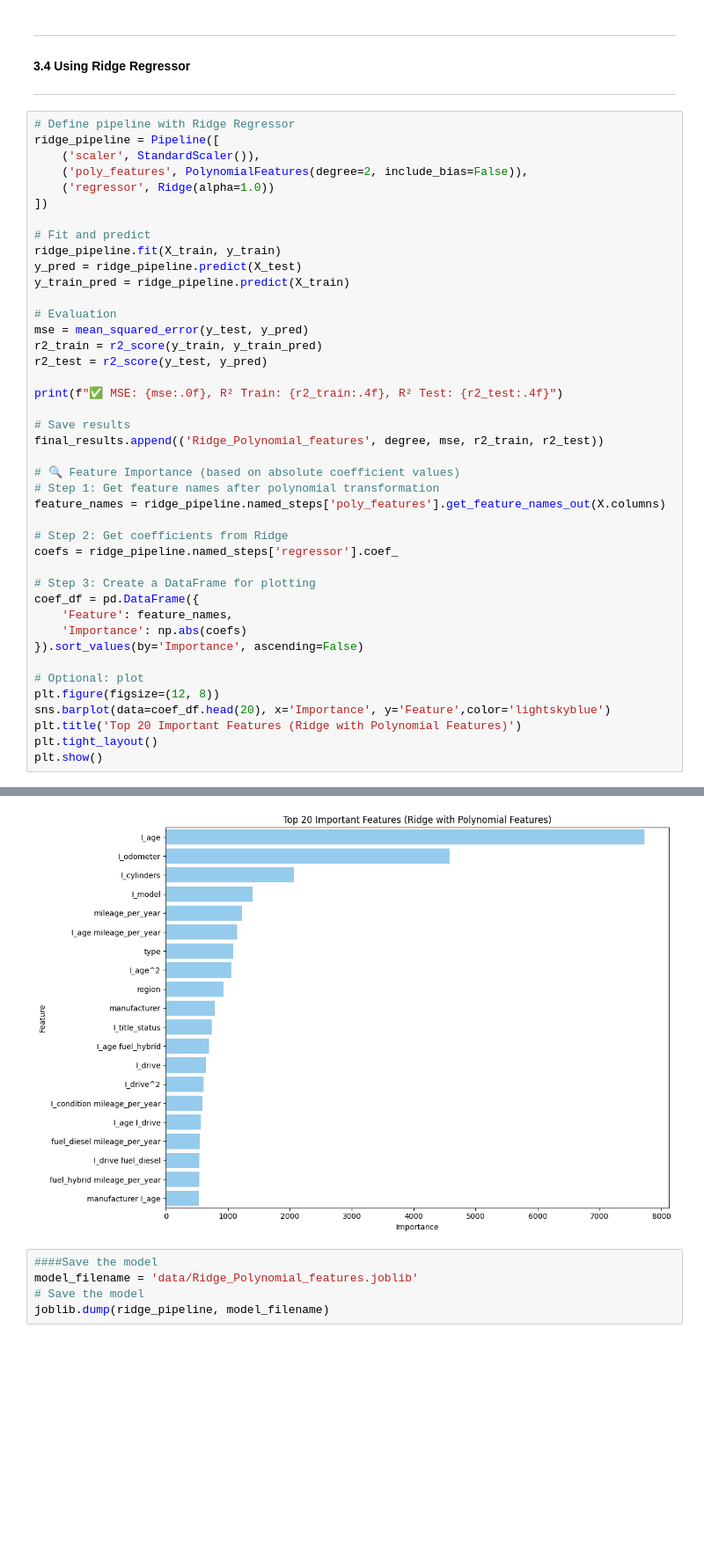
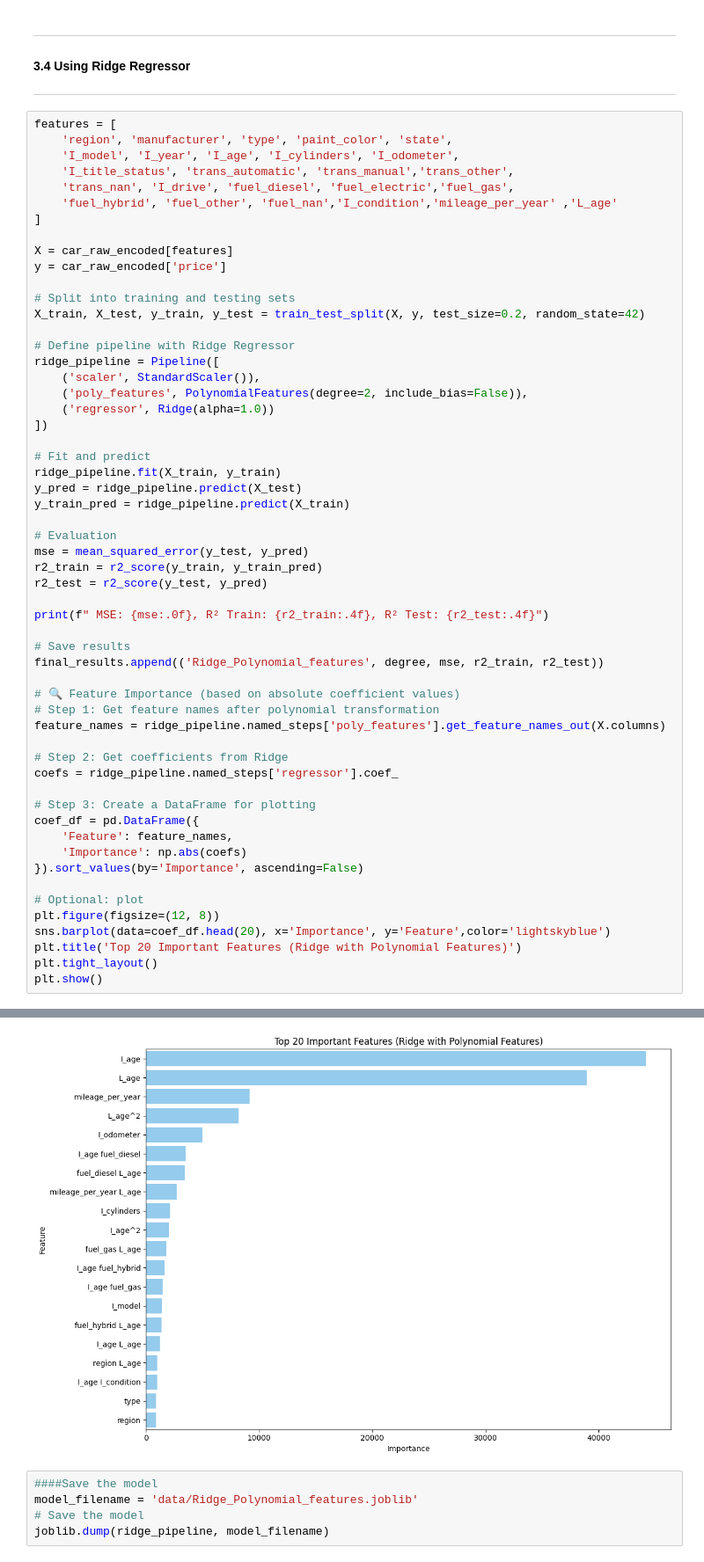
Before and after one commit to Guyfawkesp/car_project, a Jupyter notebook: car_project.ipynb, the cells around one changed output, grey strips where cells are left out. Shown at 88% size. Cells and saved outputs as stored; diff of their text form; blank space fills up the shorter version.

```diff
--- a/car_project.ipynb
+++ b/car_project.ipynb
@@ -1922,6 +1511,20 @@ joblib.dump(xgboost_pipeline, model_filename)
 #### 3.4 Using Ridge Regressor
 ---
 # %%
+features = [
+    'region', 'manufacturer', 'type', 'paint_color', 'state',
+    'I_model', 'I_year', 'I_age', 'I_cylinders', 'I_odometer',
+    'I_title_status', 'trans_automatic', 'trans_manual','trans_other',
+    'trans_nan', 'I_drive', 'fuel_diesel', 'fuel_electric','fuel_gas',
+    'fuel_hybrid', 'fuel_other', 'fuel_nan','I_condition','mileage_per_year' ,'L_age'
+]
+
+X = car_raw_encoded[features]
+y = car_raw_encoded['price']
+
+# Split into training and testing sets
+X_train, X_test, y_train, y_test = train_test_split(X, y, test_size=0.2, random_state=42)
+
 # Define pipeline with Ridge Regressor
 ridge_pipeline = Pipeline([
     ('scaler', StandardScaler()),
@@ -1939,7 +1542,7 @@ mse = mean_squared_error(y_test, y_pred)
 r2_train = r2_score(y_train, y_train_pred)
 r2_test = r2_score(y_test, y_pred)
 
-print(f"✅ MSE: {mse:.0f}, R² Train: {r2_train:.4f}, R² Test: {r2_test:.4f}")
+print(f" MSE: {mse:.0f}, R² Train: {r2_train:.4f}, R² Test: {r2_test:.4f}")
 
 # Save results
 final_results.append(('Ridge_Polynomial_features', degree, mse, r2_train, r2_test))
@@ -1968,4 +1571,4 @@ plt.show()
-[figure, old version]
+[figure, new version]
 # %%
 ####Save the model
 model_filename = 'data/Ridge_Polynomial_features.joblib'
```
Also changed, not shown: parts of 48 cells of this notebook, 9 other files.
